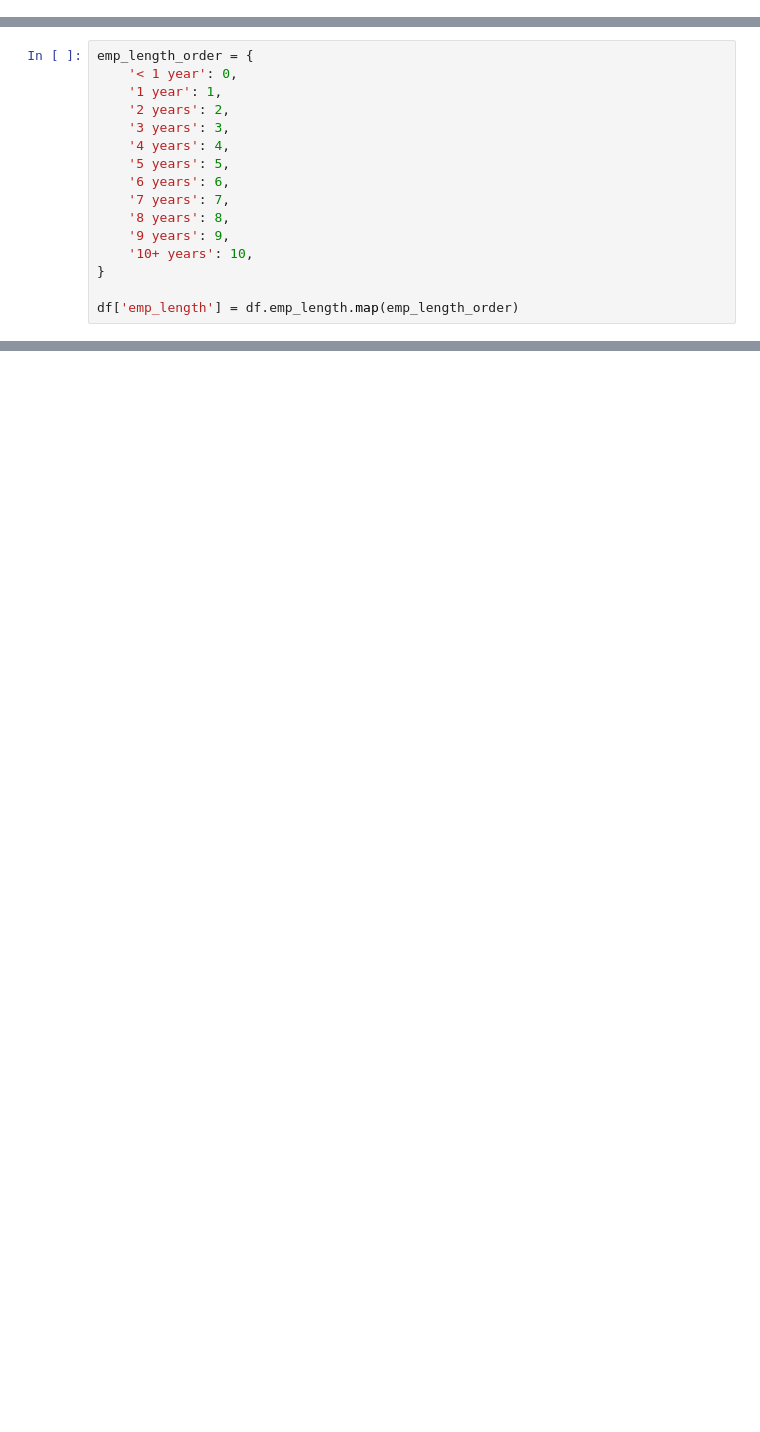
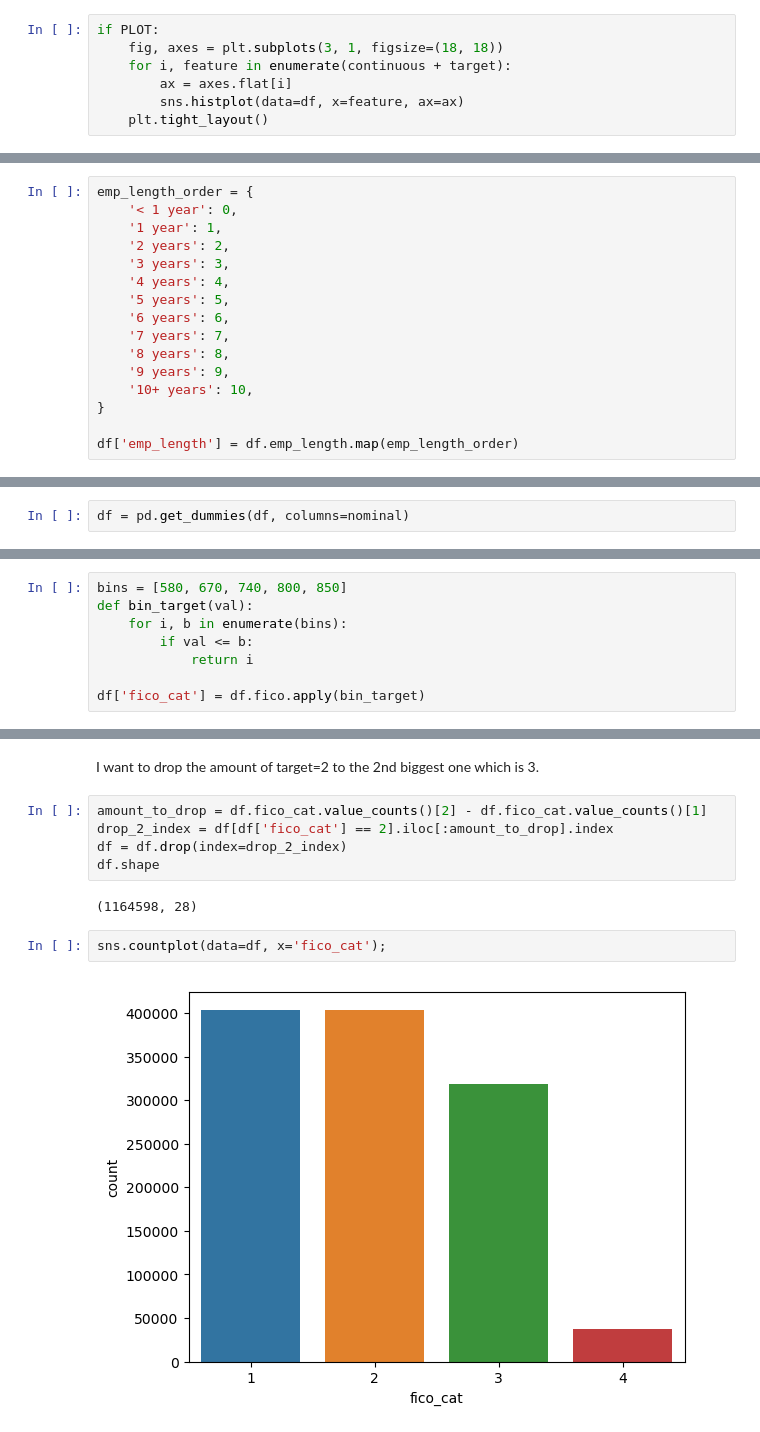
Before and after one commit to AnnaLelchuk/ITC_hackathon, a Jupyter notebook: EDA.ipynb, the cells around one changed output, grey strips where cells are left out. Drawn from its saved outputs; the diff is of its cells as text; blank space fills up the shorter version.

```diff
--- a/EDA.ipynb
+++ b/EDA.ipynb
@@ -367,0 +490,7 @@ sns.histplot(data=df, x='fico');
+# %%
+if PLOT:
+    fig, axes = plt.subplots(3, 1, figsize=(18, 18))
+    for i, feature in enumerate(continuous + target):
+        ax = axes.flat[i]
+        sns.histplot(data=df, x=feature, ax=ax)
+    plt.tight_layout()
@@ -409,0 +570,2 @@ y = df['fico_target']
+# %%
+df = pd.get_dummies(df, columns=nominal)
@@ -409,0 +586,8 @@ y = df['fico_target']
+# %%
+bins = [580, 670, 740, 800, 850]
+def bin_target(val):
+    for i, b in enumerate(bins):
+        if val <= b:
+            return i
+
+df['fico_cat'] = df.fico.apply(bin_target)
@@ -409,0 +611,13 @@ y = df['fico_target']
+# %% [markdown]
+I want to drop the amount of target=2 to the 2nd biggest one which is 3.
+# %%
+amount_to_drop = df.fico_cat.value_counts()[2] - df.fico_cat.value_counts()[1]
+drop_2_index = df[df['fico_cat'] == 2].iloc[:amount_to_drop].index
+df = df.drop(index=drop_2_index)
+df.shape
+# %% [output]
+(1164598, 28)
+# %%
+sns.countplot(data=df, x='fico_cat');
+# %% [output]
+[figure, added]
```
Also changed, not shown: parts of 79 cells of this notebook.
